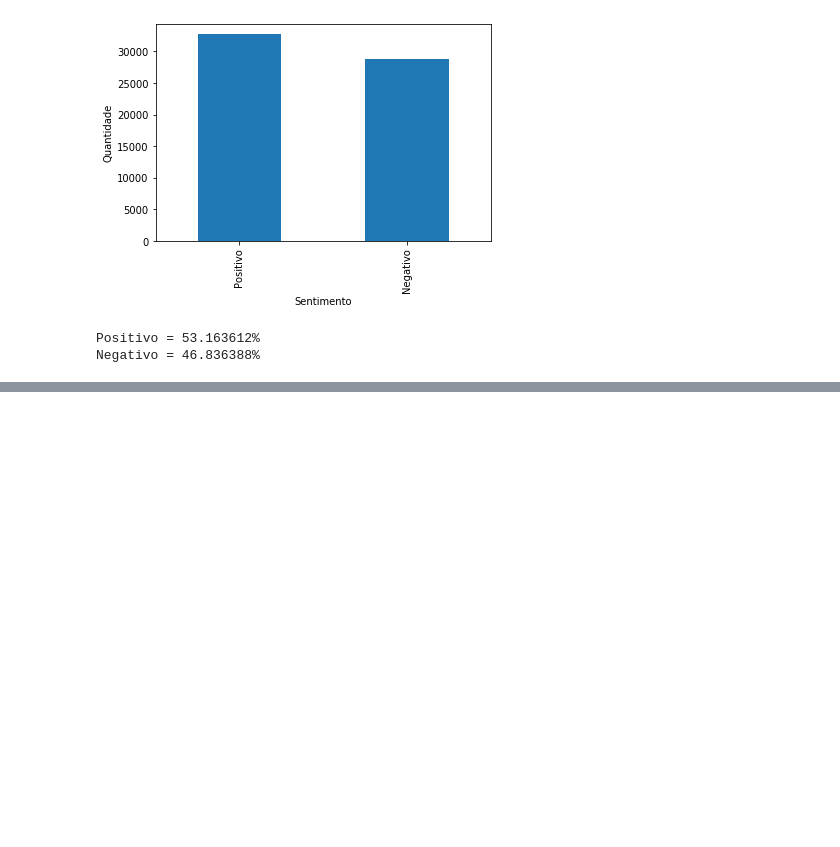
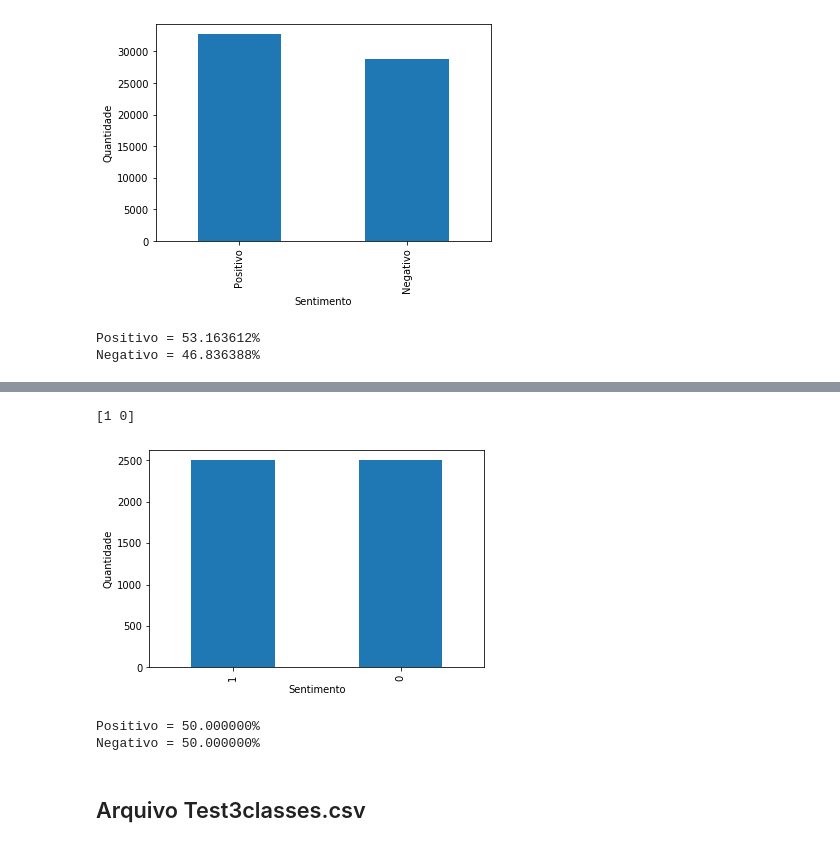
Before and after one commit to pedrohenriquecordeiro/analisador_sentimento_tweets, a Jupyter notebook: exploracao.ipynb, the cells around one changed output, grey strips where cells are left out. Drawn from its saved outputs; the diff is of its cells as text; code cells hidden in the pictures; blank space fills up the shorter version.

Commit message:
analise inicial básica de todos os arquivos do dataset

```diff
--- a/exploracao.ipynb
+++ b/exploracao.ipynb
@@ -129,0 +132,2 @@ Negativo = 46.836388%
+# %%
+tests = pd.read_csv('../portuguese-tweets-for-sentiment-analysis/testdatasets/Test.csv',delimiter=';')
@@ -129,0 +145,22 @@ Negativo = 46.836388%
+# %%
+print(tests.sentiment.unique())
+# %% [output]
+[1 0]
+# %%
+series = tests['sentiment'].value_counts()
+ax = series.plot(kind='bar', title='')
+ax.set_xlabel('Sentimento')
+ax.set_ylabel('Quantidade')
+plt.show()
+# %% [output]
+[figure, added]
+# %%
+series = tests['sentiment'].value_counts()
+por_neg = (series[0]/ ( series[0]+ series[1] )) * 100
+por_pos = (series[1] / ( series[0] + series[1] )) * 100
+print("Positivo = %f%% \nNegativo = %f%% " % (por_pos,por_neg))
+# %% [output]
+Positivo = 50.000000%
+Negativo = 50.000000%
+# %% [markdown]
+## Arquivo Test3classes.csv
```
Also changed, not shown: parts of 60 cells of this notebook.
